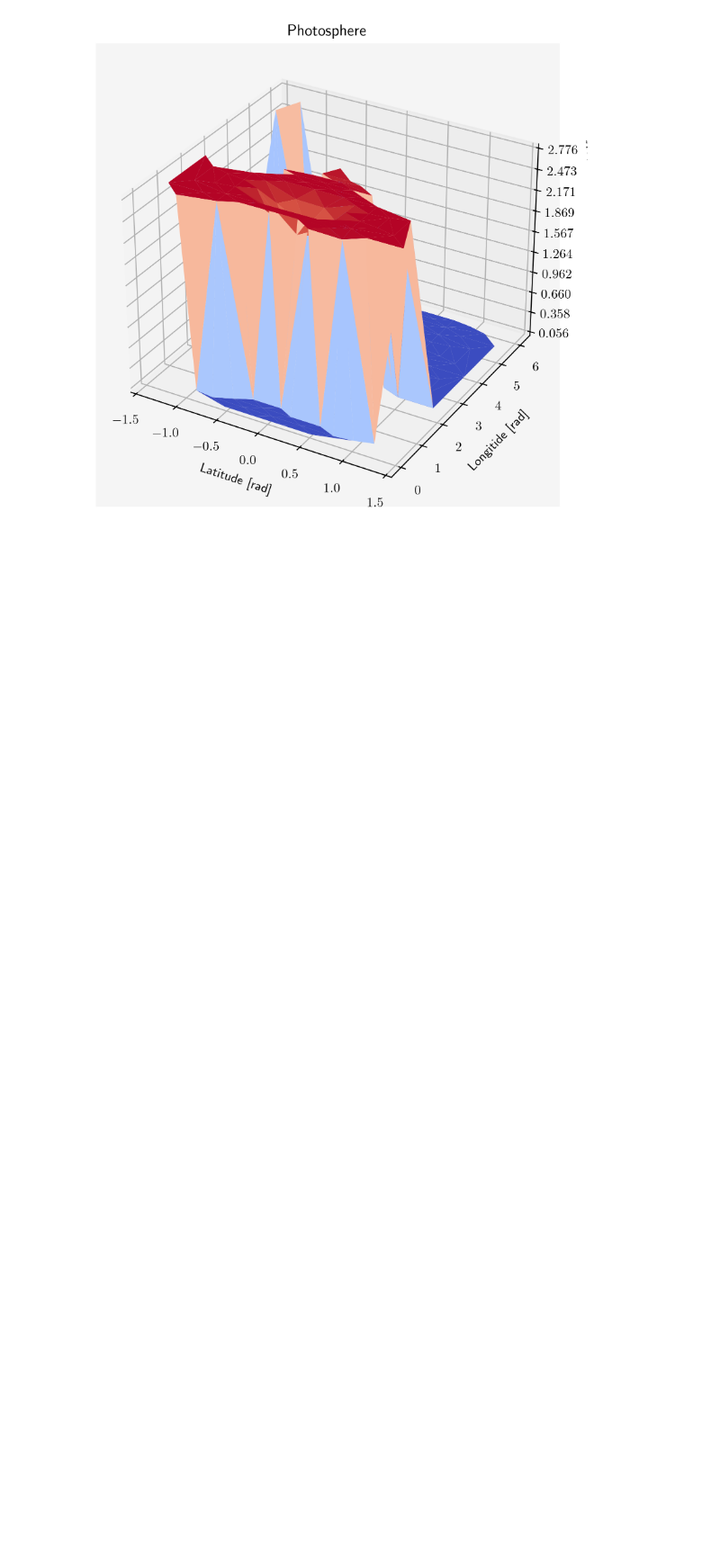
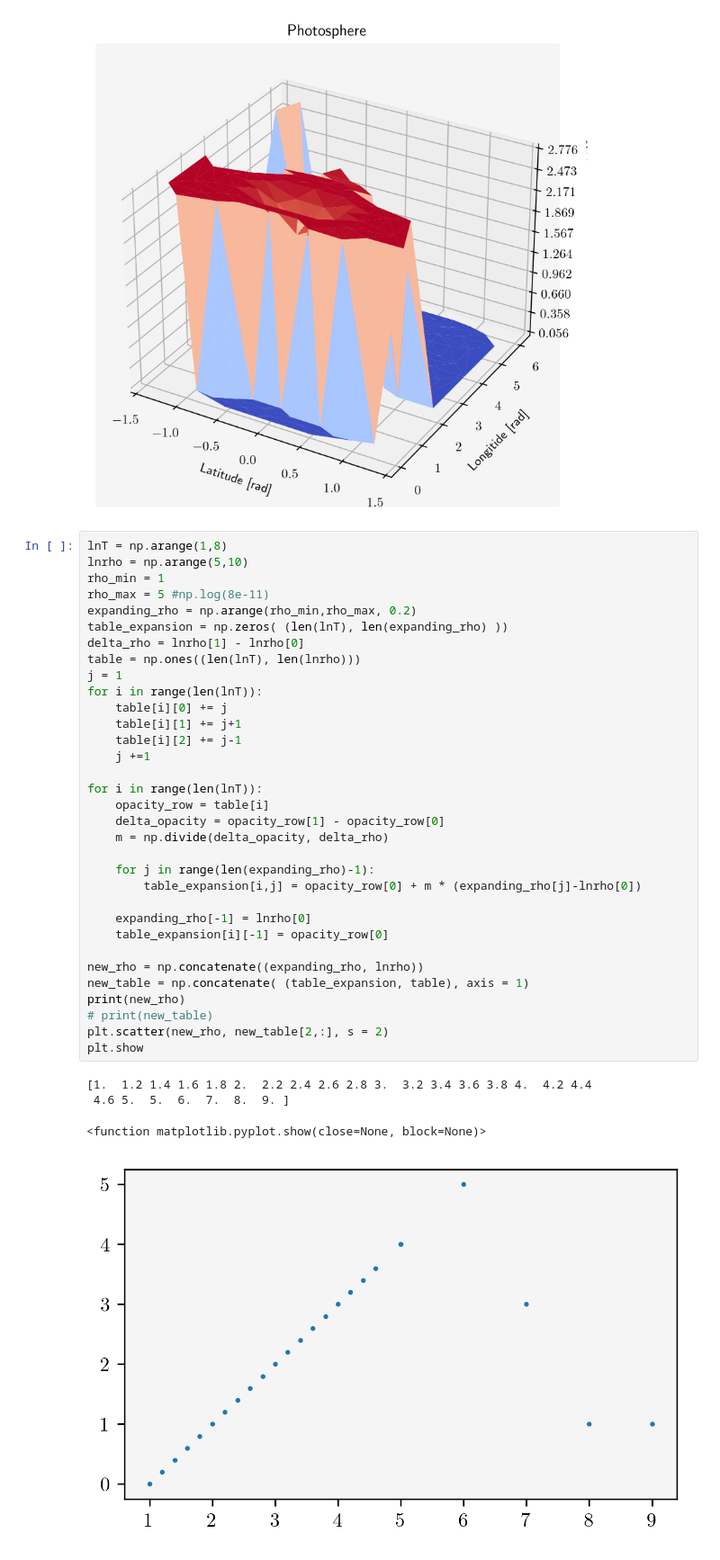
Before and after one commit to KKilmetis8/tde_comparison, a Jupyter notebook: Opacities_plot.ipynb, the cells around one changed output. Shown at 90% size. Cells and saved outputs as stored; diff of their text form; blank space fills up the shorter version.

```diff
--- a/Opacities_plot.ipynb
+++ b/Opacities_plot.ipynb
@@ -200,3 +201,41 @@ plt.title('Photosphere')
 plt.show()
 # %% [output]
 [figure]
+# %%
+lnT = np.arange(1,8)
+lnrho = np.arange(5,10)
+rho_min = 1
+rho_max = 5 #np.log(8e-11)
+expanding_rho = np.arange(rho_min,rho_max, 0.2)
+table_expansion = np.zeros( (len(lnT), len(expanding_rho) ))
+delta_rho = lnrho[1] - lnrho[0]
+table = np.ones((len(lnT), len(lnrho)))
+j = 1
+for i in range(len(lnT)):
+    table[i][0] += j
+    table[i][1] += j+1
+    table[i][2] += j-1
+    j +=1
+
+for i in range(len(lnT)):
+    opacity_row = table[i]
+    delta_opacity = opacity_row[1] - opacity_row[0]
+    m = np.divide(delta_opacity, delta_rho)
+
+    for j in range(len(expanding_rho)-1):
+        table_expansion[i,j] = opacity_row[0] + m * (expanding_rho[j]-lnrho[0])
+
+    expanding_rho[-1] = lnrho[0]
+    table_expansion[i][-1] = opacity_row[0]
+
+new_rho = np.concatenate((expanding_rho, lnrho))
+new_table = np.concatenate( (table_expansion, table), axis = 1)
+print(new_rho)
+# print(new_table)
+plt.scatter(new_rho, new_table[2,:], s = 2)
+plt.show
+# %% [output]
+[1.  1.2 1.4 1.6 1.8 2.  2.2 2.4 2.6 2.8 3.  3.2 3.4 3.6 3.8 4.  4.2 4.4
+ 4.6 5.  5.  6.  7.  8.  9. ]
+<function matplotlib.pyplot.show(close=None, block=None)>
+[figure, added]
```
Also changed, not shown: parts of 1 cell of this notebook, 3 other files.
